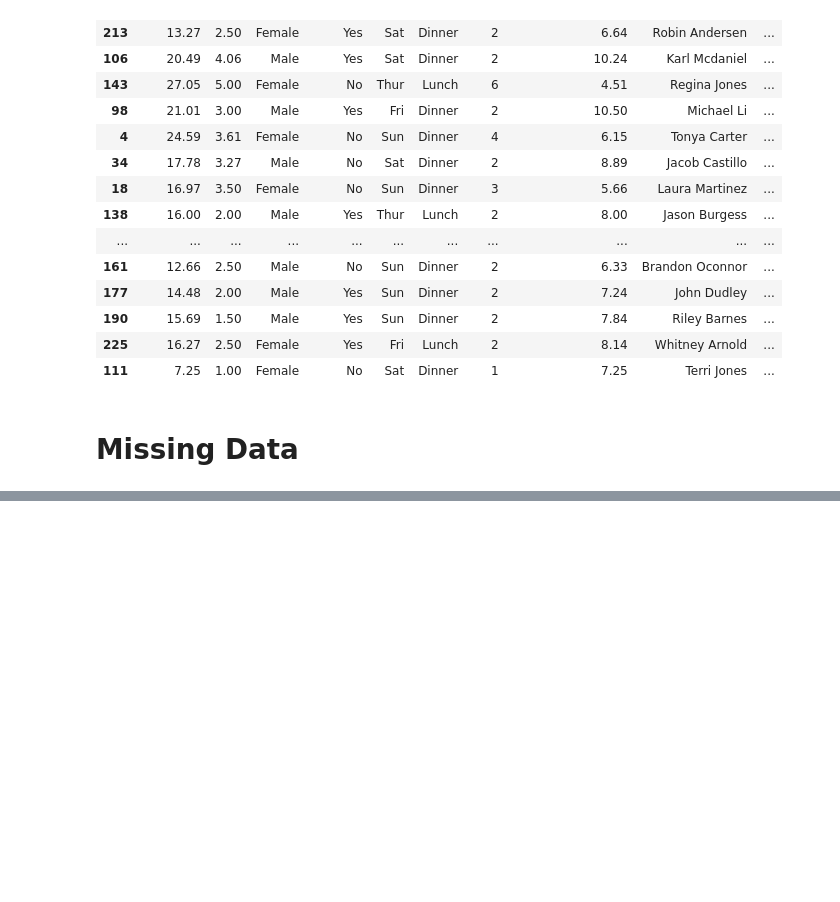
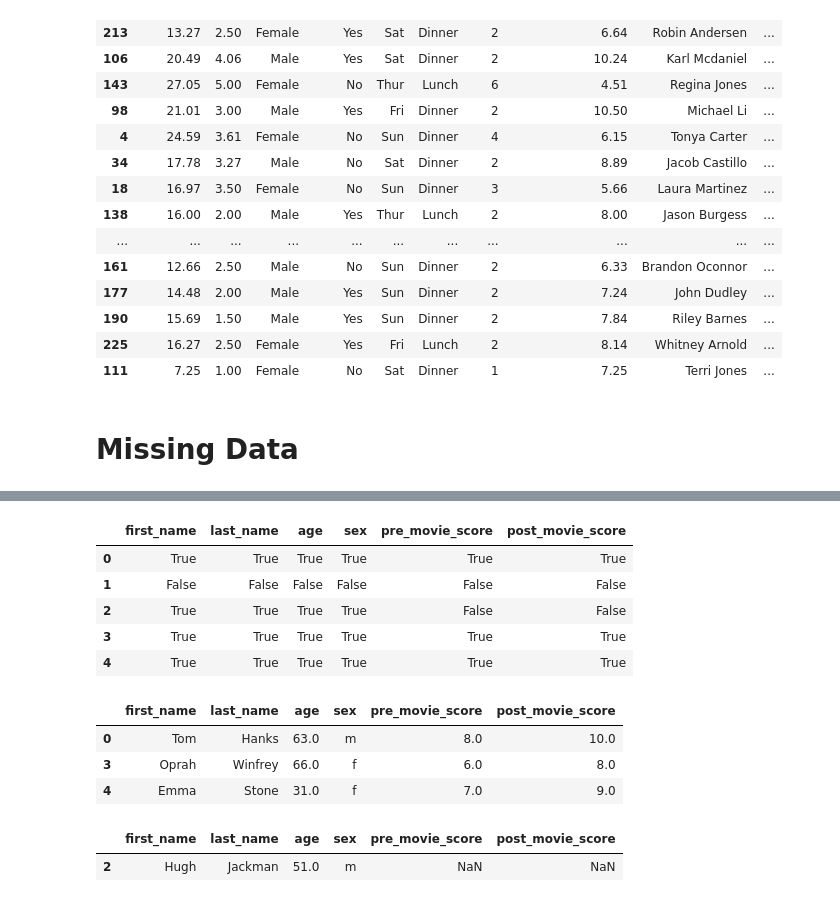
Before and after one commit to Daniel-Aguila/MLandDS, a Jupyter notebook: pandasBasics.ipynb, the cells around one changed output, grey strips where cells are left out. Drawn from its saved outputs; the diff is of its cells as text; code cells hidden in the pictures; blank space fills up the shorter version.

```diff
--- a/pandasBasics.ipynb
+++ b/pandasBasics.ipynb
@@ -914,0 +976,21 @@ df.sample(frac=0.1) #samples 10% of the dataframe
+# %%
+df.notnull()
+# %% [output]
+|  | first_name | last_name | age | sex | pre_movie_score | post_movie_score |
+| 0 | True | True | True | True | True | True |
+| 1 | False | False | False | False | False | False |
+| 2 | True | True | True | True | False | False |
+| 3 | True | True | True | True | True | True |
+| 4 | True | True | True | True | True | True |
+# %%
+df[df['pre_movie_score'].notnull()] #get the rows where you don't have nulls
+# %% [output]
+|  | first_name | last_name | age | sex | pre_movie_score | post_movie_score |
+| 0 | Tom | Hanks | 63.0 | m | 8.0 | 10.0 |
+| 3 | Oprah | Winfrey | 66.0 | f | 6.0 | 8.0 |
+| 4 | Emma | Stone | 31.0 | f | 7.0 | 9.0 |
+# %%
+df[(df['pre_movie_score'].isnull()) & (df['first_name'].notnull())]
+# %% [output]
+|  | first_name | last_name | age | sex | pre_movie_score | post_movie_score |
+| 2 | Hugh | Jackman | 51.0 | m | NaN | NaN |
```
Also changed, not shown: parts of 28 cells of this notebook.
